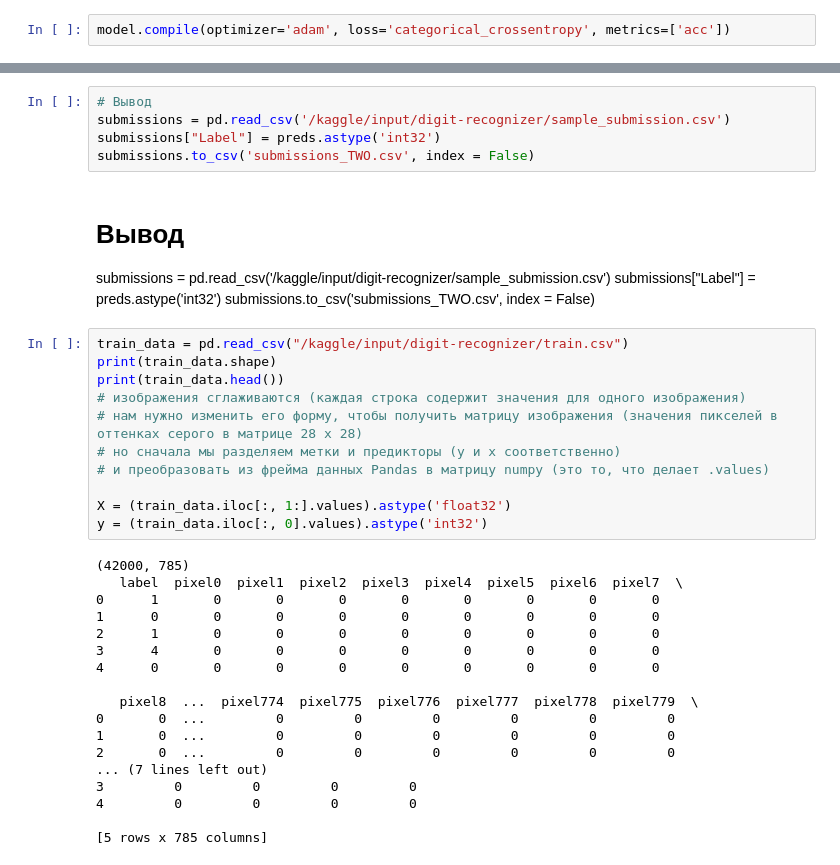
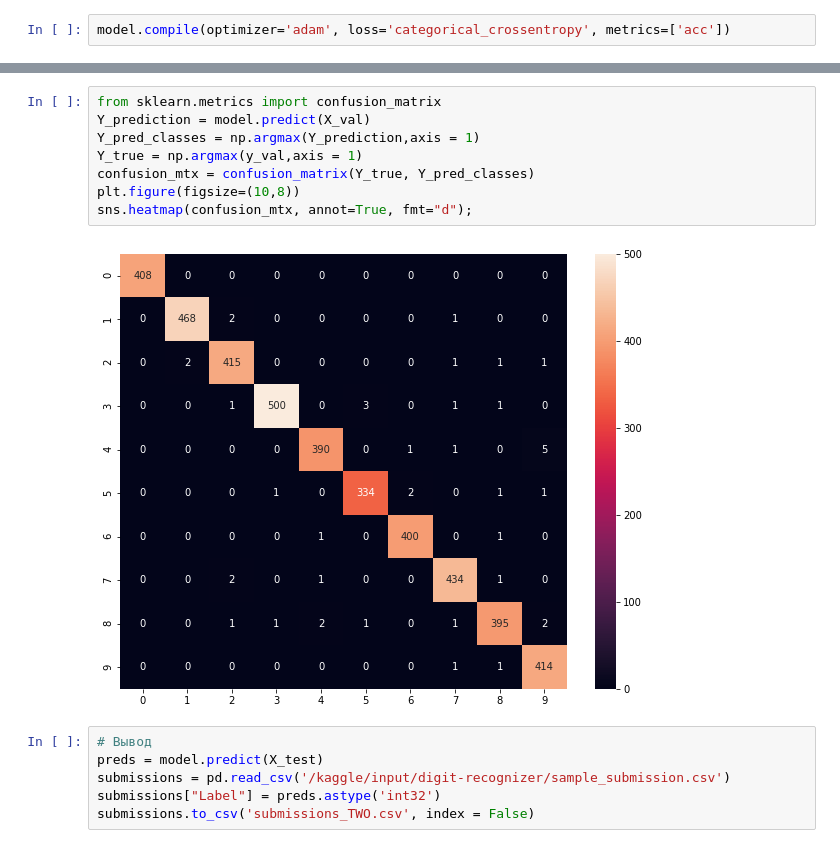
Before and after one commit to Ilya-Begalko/machine_learning_course, a Jupyter notebook: competition/competition_notebook.ipynb, the cells around one changed output, grey strips where cells are left out. Saved outputs shown, nothing was run; the diff lists cells and outputs as text.

```diff
--- a/competition/competition_notebook.ipynb
+++ b/competition/competition_notebook.ipynb
@@ -363,39 +458,16 @@ print(preds)
+# %%
+from sklearn.metrics import confusion_matrix
+Y_prediction = model.predict(X_val)
+Y_pred_classes = np.argmax(Y_prediction,axis = 1)
+Y_true = np.argmax(y_val,axis = 1)
+confusion_mtx = confusion_matrix(Y_true, Y_pred_classes)
+plt.figure(figsize=(10,8))
+sns.heatmap(confusion_mtx, annot=True, fmt="d");
+# %% [output]
+[figure, added]
 # %%
 # Вывод
+preds = model.predict(X_test)
 submissions = pd.read_csv('/kaggle/input/digit-recognizer/sample_submission.csv')
 submissions["Label"] = preds.astype('int32')
 submissions.to_csv('submissions_TWO.csv', index = False)
-# %% [markdown]
-# Вывод
-submissions = pd.read_csv('/kaggle/input/digit-recognizer/sample_submission.csv')
-submissions["Label"] = preds.astype('int32')
-submissions.to_csv('submissions_TWO.csv', index = False)
-# %%
-train_data = pd.read_csv("/kaggle/input/digit-recognizer/train.csv")
-print(train_data.shape)
-print(train_data.head())
-# изображения сглаживаются (каждая строка содержит значения для одного изображения)
-# нам нужно изменить его форму, чтобы получить матрицу изображения (значения пикселей в оттенках серого в матрице 28 x 28)
-# но сначала мы разделяем метки и предикторы (y и x соответственно)
-# и преобразовать из фрейма данных Pandas в матрицу numpy (это то, что делает .values)
-
-X = (train_data.iloc[:, 1:].values).astype('float32')
-y = (train_data.iloc[:, 0].values).astype('int32')
-# %% [output]
-(42000, 785)
-   label  pixel0  pixel1  pixel2  pixel3  pixel4  pixel5  pixel6  pixel7  \
-0      1       0       0       0       0       0       0       0       0
-1      0       0       0       0       0       0       0       0       0
-2      1       0       0       0       0       0       0       0       0
-3      4       0       0       0       0       0       0       0       0
-4      0       0       0       0       0       0       0       0       0
-
-   pixel8  ...  pixel774  pixel775  pixel776  pixel777  pixel778  pixel779  \
-0       0  ...         0         0         0         0         0         0
-1       0  ...         0         0         0         0         0         0
-2       0  ...         0         0         0         0         0         0
-... (7 lines left out)
-3         0         0         0         0
-4         0         0         0         0
-
-[5 rows x 785 columns]
```
Also changed, not shown: parts of 29 cells of this notebook, 1 other file.
